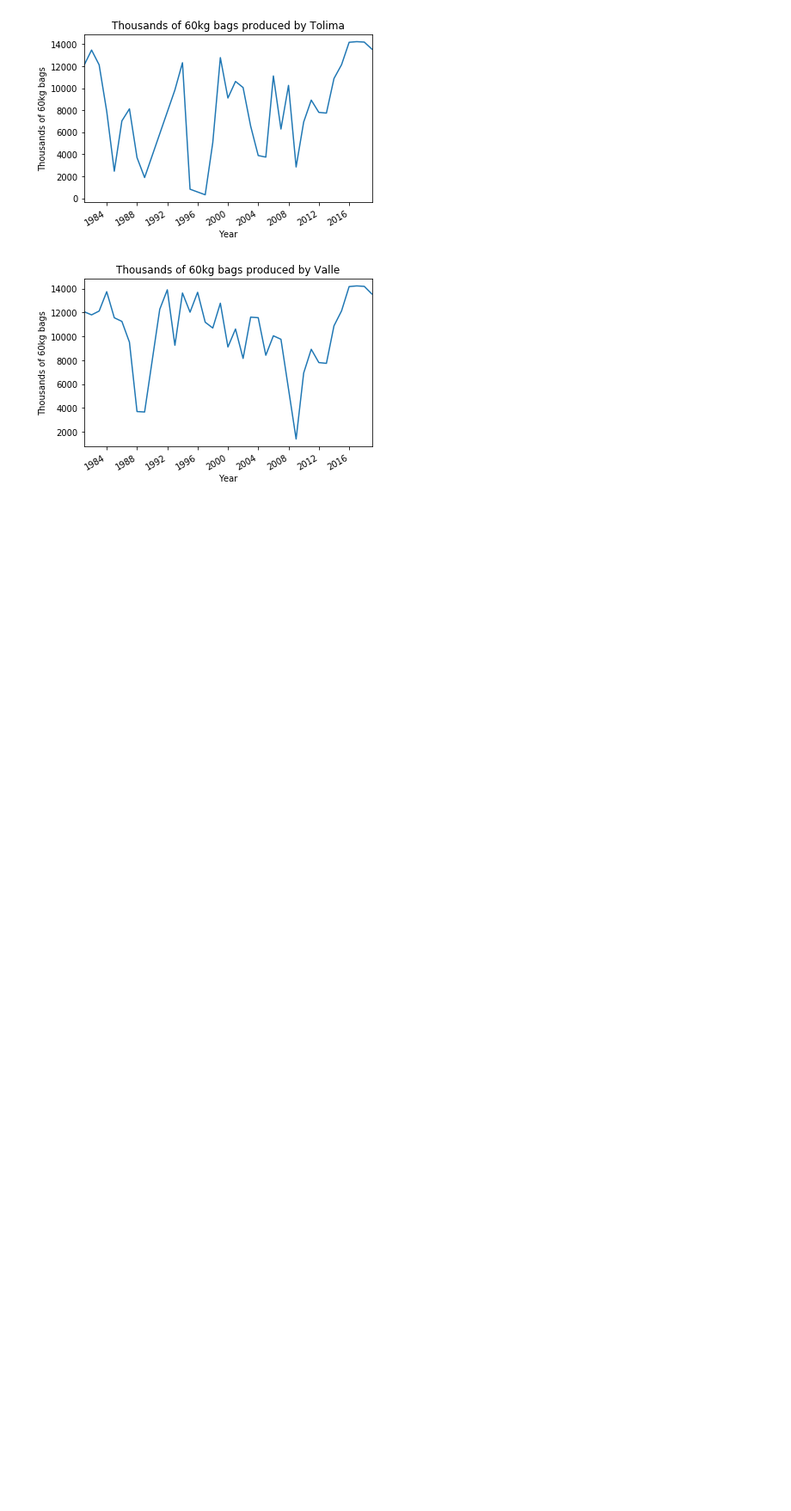
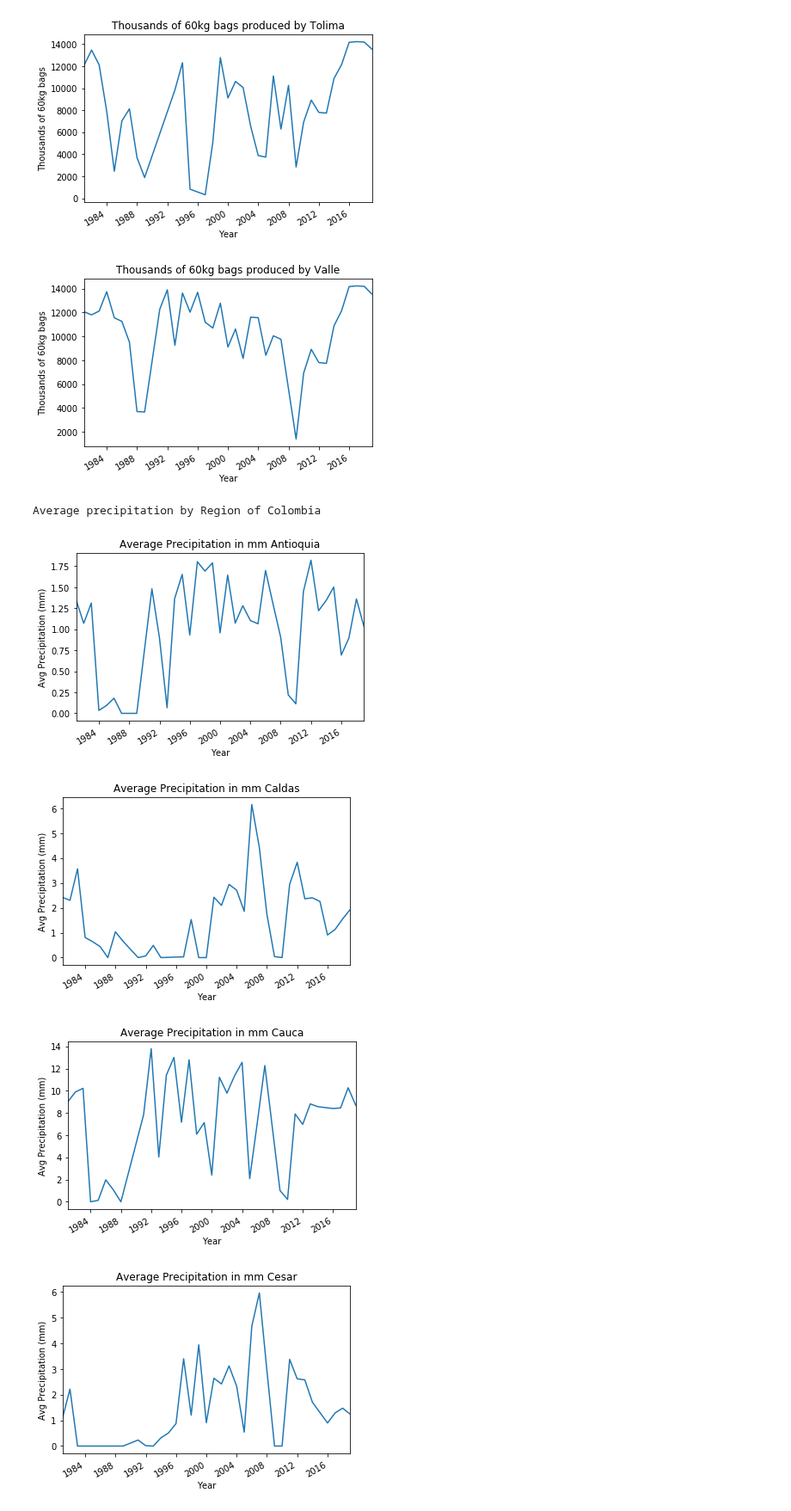
Before and after one commit to Data-Robusta/data-robusta, a Jupyter notebook: jeff_scratch.ipynb, the cells around one changed output. Shown at 86% size. Cells and saved outputs as stored; diff of their text form; code cells hidden in the pictures; blank space fills up the shorter version.

Commit message:
added function for average precipitation by region and year

```diff
--- a/jeff_scratch.ipynb
+++ b/jeff_scratch.ipynb
@@ -622,17 +622,25 @@ Top Coffee Producing Regions of Colombia
 [figure]
 [figure]
 # %%
-def _by_region(df):
+def precipitation_by_region(df):
 
     grouper = df[df.index >= '01-01-1980'].groupby([pd.Grouper(freq='1Y'),'region'])
-    region_quantity = grouper.quantity.sum()
-    region_quantity = region_quantity.reset_index()
-    region_quantity.set_index('date',inplace=True)
+    region_precip = grouper.mean_precip.sum()
+    region_precip = region_precip.reset_index()
+    region_precip.set_index('date',inplace=True)
 
-    print("Top Coffee Producing Regions of Colombia")
-    for r in region_quantity.region.unique():
-        region_quantity[region_quantity.region == r].quantity.plot()
-        plt.title("Thousands of 60kg bags produced by " + r)
-        plt.ylabel("Thousands of 60kg bags")
+    print("Average precipitation by Region of Colombia")
+    for r in region_precip.region.unique():
+        region_precip[region_precip.region == r].mean_precip.plot()
+        plt.title("Average Precipitation in mm " + r)
+        plt.ylabel("Avg Precipitation (mm)")
         plt.xlabel("Year")
         plt.show()
+# %%
+precipitation_by_region(df)
+# %% [output]
+Average precipitation by Region of Colombia
+[figure, added]
+[figure, added]
+[figure, added]
+[figure, added]
```
Also changed, not shown: parts of 2 cells of this notebook, 1 other file.
